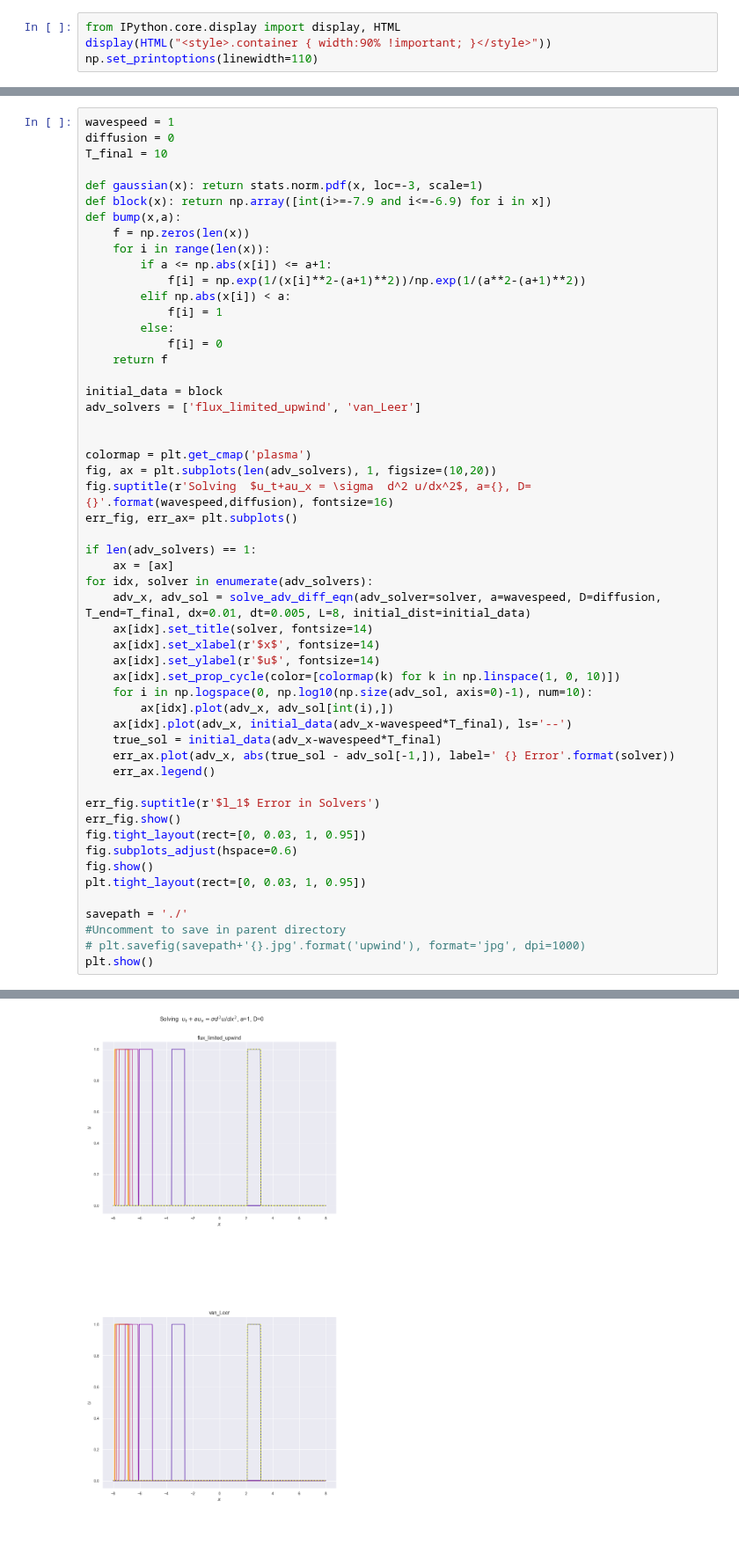
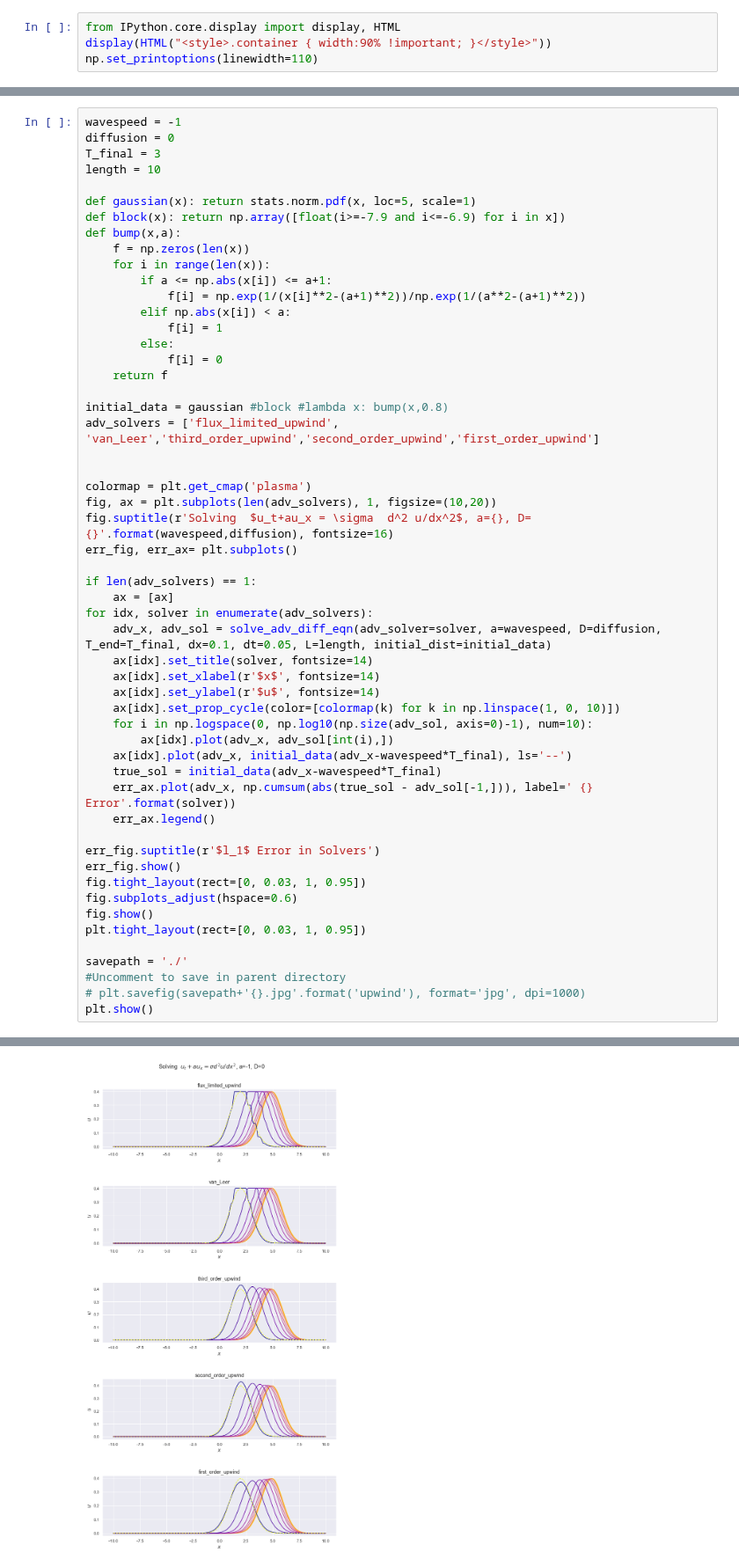
Before and after one commit to Tom271/InteractingParticleSystems, a Jupyter notebook: LinearAdvection.ipynb, the cells around one changed output, grey strips where cells are left out. Shown at 88% size. Drawn from its saved outputs; the diff is of its cells as text; blank space fills up the shorter version.

```diff
--- a/LinearAdvection.ipynb
+++ b/LinearAdvection.ipynb
@@ -97,12 +108,13 @@ def solve_adv_diff_eqn(adv_solver='first_order_upwind', a=1, D=1, dt=0.001, dx=0
     print('{} mass loss was {:.5f}%'.format(adv_solver, mass_loss))
     return x, U
 # %%
-wavespeed = 1
+wavespeed = -1
 diffusion = 0
-T_final = 10
+T_final = 3
+length = 10
 
-def gaussian(x): return stats.norm.pdf(x, loc=-3, scale=1)
-def block(x): return np.array([int(i>=-7.9 and i<=-6.9) for i in x])
+def gaussian(x): return stats.norm.pdf(x, loc=5, scale=1)
+def block(x): return np.array([float(i>=-7.9 and i<=-6.9) for i in x])
 def bump(x,a):
     f = np.zeros(len(x))
     for i in range(len(x)):
@@ -114,8 +126,8 @@ def bump(x,a):
             f[i] = 0
     return f
 
-initial_data = block
-adv_solvers = ['flux_limited_upwind', 'van_Leer']
+initial_data = gaussian #block #lambda x: bump(x,0.8)
+adv_solvers = ['flux_limited_upwind', 'van_Leer','third_order_upwind','second_order_upwind','first_order_upwind']
 
 
 colormap = plt.get_cmap('plasma')
@@ -126,7 +138,7 @@ err_fig, err_ax= plt.subplots()
 if len(adv_solvers) == 1:
     ax = [ax]
 for idx, solver in enumerate(adv_solvers):
-    adv_x, adv_sol = solve_adv_diff_eqn(adv_solver=solver, a=wavespeed, D=diffusion, T_end=T_final, dx=0.01, dt=0.005, L=8, initial_dist=initial_data)
+    adv_x, adv_sol = solve_adv_diff_eqn(adv_solver=solver, a=wavespeed, D=diffusion, T_end=T_final, dx=0.1, dt=0.05, L=length, initial_dist=initial_data)
     ax[idx].set_title(solver, fontsize=14)
     ax[idx].set_xlabel(r'$x$', fontsize=14)
     ax[idx].set_ylabel(r'$u$', fontsize=14)
@@ -135,7 +147,7 @@ for idx, solver in enumerate(adv_solvers):
         ax[idx].plot(adv_x, adv_sol[int(i),])
     ax[idx].plot(adv_x, initial_data(adv_x-wavespeed*T_final), ls='--')
     true_sol = initial_data(adv_x-wavespeed*T_final)
-    err_ax.plot(adv_x, abs(true_sol - adv_sol[-1,]), label=' {} Error'.format(solver))
+    err_ax.plot(adv_x, np.cumsum(abs(true_sol - adv_sol[-1,])), label=' {} Error'.format(solver))
     err_ax.legend()
 
 err_fig.suptitle(r'$l_1$ Error in Solvers')
@@ -155 +170 @@ van_Leer mass loss was 0.00000%
-[figure, old version]
+[figure, new version]
```
Also changed, not shown: parts of 4 cells of this notebook, 3 other files.
